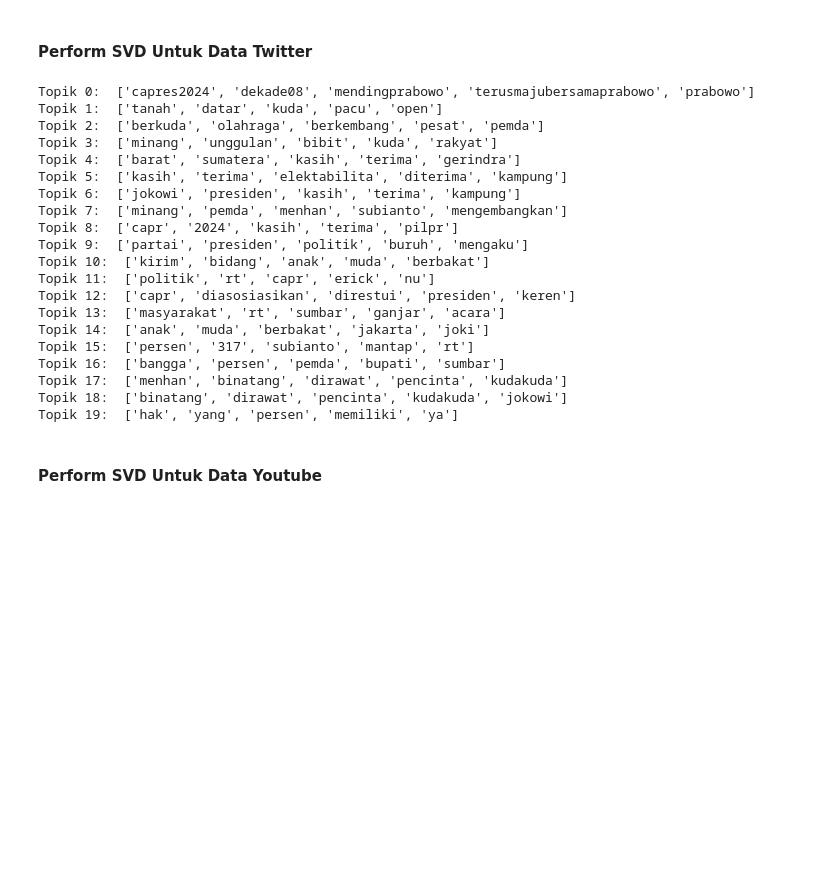
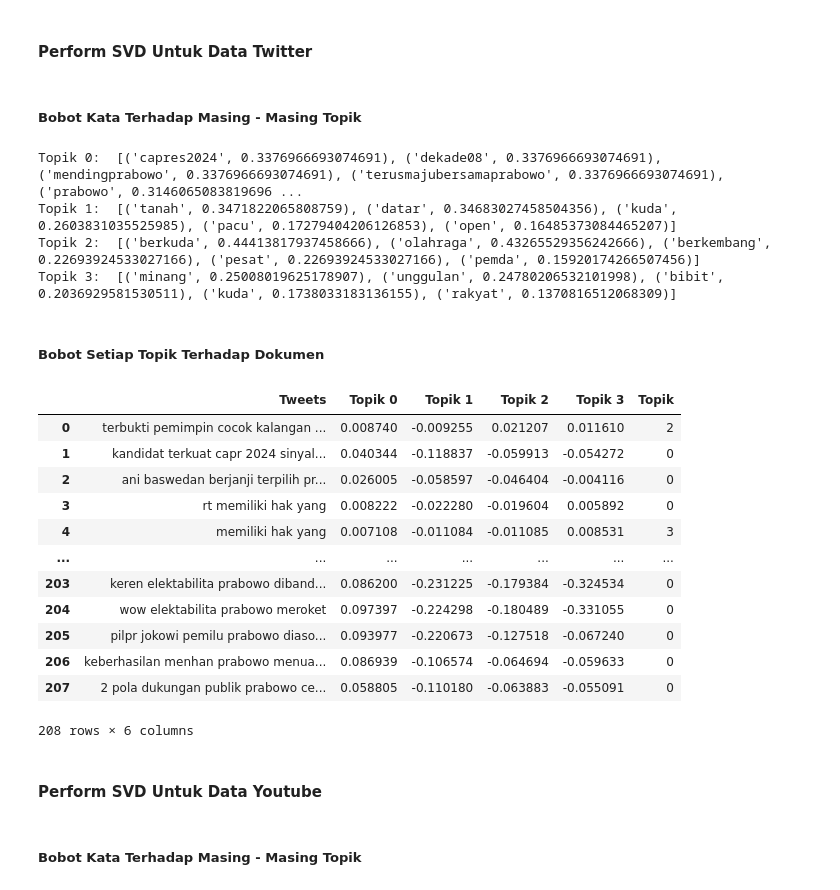
Before and after one commit to andreandriand/prosainsdata, a Jupyter notebook: _sources/LSA.ipynb, the cells around one changed output. Drawn from its saved outputs; the diff is of its cells as text; code cells hidden in the pictures; blank space fills up the shorter version.

```diff
--- a/_sources/LSA.ipynb
+++ b/_sources/LSA.ipynb
@@ -478,17 +482,19 @@ train_data_yt = tfidf_yt.fit_transform(df_yt['Youtube'].values.astype('U'))
 #### Perform SVD Untuk Data Twitter
 # %%
 # Definisikan nilai dari topik atau komponen
-num_components=20
+num_components=4
 
 # Membuat objek SVD
 lsa_tw = TruncatedSVD(n_components=num_components, n_iter=100, random_state=42)
 
 # Fitting Model SVD ke data
-lsa_tw.fit_transform(train_data_tw)
+lsa_fit_tw = lsa_tw.fit_transform(train_data_tw)
 
 # Mendapatkan nilai Singular dan Komponen
 Sigma_tw = lsa_tw.singular_values_
 V_transpose_tw = lsa_tw.components_.T
+# %% [markdown]
+##### Bobot Kata Terhadap Masing - Masing Topik
 # %%
 terms_tw = tfidf_tw.get_feature_names_out()
 
@@ -496,28 +502,34 @@ for index, component in enumerate(lsa_tw.components_):
     zipped = zip(terms_tw, component)
     top_terms_key=sorted(zipped, key = lambda t: t[1], reverse=True)[:5]
     top_terms_list=list(dict(top_terms_key).keys())
-    print("Topik "+str(index)+": ",top_terms_list)
+    print("Topik "+str(index)+": ",top_terms_key)
 # %% [output]
-Topik 0:  ['capres2024', 'dekade08', 'mendingprabowo', 'terusmajubersamaprabowo', 'prabowo']
-Topik 1:  ['tanah', 'datar', 'kuda', 'pacu', 'open']
-Topik 2:  ['berkuda', 'olahraga', 'berkembang', 'pesat', 'pemda']
-Topik 3:  ['minang', 'unggulan', 'bibit', 'kuda', 'rakyat']
-Topik 4:  ['barat', 'sumatera', 'kasih', 'terima', 'gerindra']
-Topik 5:  ['kasih', 'terima', 'elektabilita', 'diterima', 'kampung']
-Topik 6:  ['jokowi', 'presiden', 'kasih', 'terima', 'kampung']
-Topik 7:  ['minang', 'pemda', 'menhan', 'subianto', 'mengembangkan']
-Topik 8:  ['capr', '2024', 'kasih', 'terima', 'pilpr']
-Topik 9:  ['partai', 'presiden', 'politik', 'buruh', 'mengaku']
-Topik 10:  ['kirim', 'bidang', 'anak', 'muda', 'berbakat']
-Topik 11:  ['politik', 'rt', 'capr', 'erick', 'nu']
-Topik 12:  ['capr', 'diasosiasikan', 'direstui', 'presiden', 'keren']
-Topik 13:  ['masyarakat', 'rt', 'sumbar', 'ganjar', 'acara']
-Topik 14:  ['anak', 'muda', 'berbakat', 'jakarta', 'joki']
-Topik 15:  ['persen', '317', 'subianto', 'mantap', 'rt']
-Topik 16:  ['bangga', 'persen', 'pemda', 'bupati', 'sumbar']
-Topik 17:  ['menhan', 'binatang', 'dirawat', 'pencinta', 'kudakuda']
-Topik 18:  ['binatang', 'dirawat', 'pencinta', 'kudakuda', 'jokowi']
-Topik 19:  ['hak', 'yang', 'persen', 'memiliki', 'ya']
+Topik 0:  [('capres2024', 0.3376966693074691), ('dekade08', 0.3376966693074691), ('mendingprabowo', 0.3376966693074691), ('terusmajubersamaprabowo', 0.3376966693074691), ('prabowo', 0.3146065083819696 ...
+Topik 1:  [('tanah', 0.3471822065808759), ('datar', 0.34683027458504356), ('kuda', 0.2603831035525985), ('pacu', 0.17279404206126853), ('open', 0.16485373084465207)]
+Topik 2:  [('berkuda', 0.44413817937458666), ('olahraga', 0.43265529356242666), ('berkembang', 0.22693924533027166), ('pesat', 0.22693924533027166), ('pemda', 0.15920174266507456)]
+Topik 3:  [('minang', 0.25008019625178907), ('unggulan', 0.24780206532101998), ('bibit', 0.2036929581530511), ('kuda', 0.1738033183136155), ('rakyat', 0.1370816512068309)]
+# %% [markdown]
+##### Bobot Setiap Topik Terhadap Dokumen
+# %%
+df_lsa_tw = pd.DataFrame(lsa_fit_tw, columns=["Topik 0", "Topik 1", "Topik 2", "Topik 3"])
+df_lsa_tw = pd.concat([df_tw["Tweets"], df_lsa_tw], axis=1)
+df_lsa_tw['Topik']= df_lsa_tw[['Topik 0', 'Topik 1', 'Topik 2', 'Topik 3']].apply(lambda x: x.argmax(), axis=1)
+
+df_lsa_tw
+# %% [output]
+|  | Tweets | Topik 0 | Topik 1 | Topik 2 | Topik 3 | Topik |
+| 0 | terbukti pemimpin cocok kalangan ... | 0.008740 | -0.009255 | 0.021207 | 0.011610 | 2 |
+| 1 | kandidat terkuat capr 2024 sinyal... | 0.040344 | -0.118837 | -0.059913 | -0.054272 | 0 |
+| 2 | ani baswedan berjanji terpilih pr... | 0.026005 | -0.058597 | -0.046404 | -0.004116 | 0 |
+| 3 | rt memiliki hak yang | 0.008222 | -0.022280 | -0.019604 | 0.005892 | 0 |
+| 4 | memiliki hak yang | 0.007108 | -0.011084 | -0.011085 | 0.008531 | 3 |
+| ... | ... | ... | ... | ... | ... | ... |
+| 203 | keren elektabilita prabowo diband... | 0.086200 | -0.231225 | -0.179384 | -0.324534 | 0 |
+| 204 | wow elektabilita prabowo meroket | 0.097397 | -0.224298 | -0.180489 | -0.331055 | 0 |
+| 205 | pilpr jokowi pemilu prabowo diaso... | 0.093977 | -0.220673 | -0.127518 | -0.067240 | 0 |
+| 206 | keberhasilan menhan prabowo menua... | 0.086939 | -0.106574 | -0.064694 | -0.059633 | 0 |
+| 207 | 2 pola dukungan publik prabowo ce... | 0.058805 | -0.110180 | -0.063883 | -0.055091 | 0 |
+208 rows × 6 columns
 # %% [markdown]
 #### Perform SVD Untuk Data Youtube
 # %%
@@ -533,6 +545,8 @@ lsa_yt.fit_transform(train_data_yt)
 # Mendapatkan nilai Singular dan Komponen
 Sigma_yt = lsa_yt.singular_values_
 V_transpose_yt = lsa_yt.components_.T
+# %% [markdown]
+##### Bobot Kata Terhadap Masing - Masing Topik
 # %%
 terms_yt = tfidf_yt.get_feature_names_out()
 
```
Also changed, not shown: parts of 11 cells of this notebook, 2 other files.
